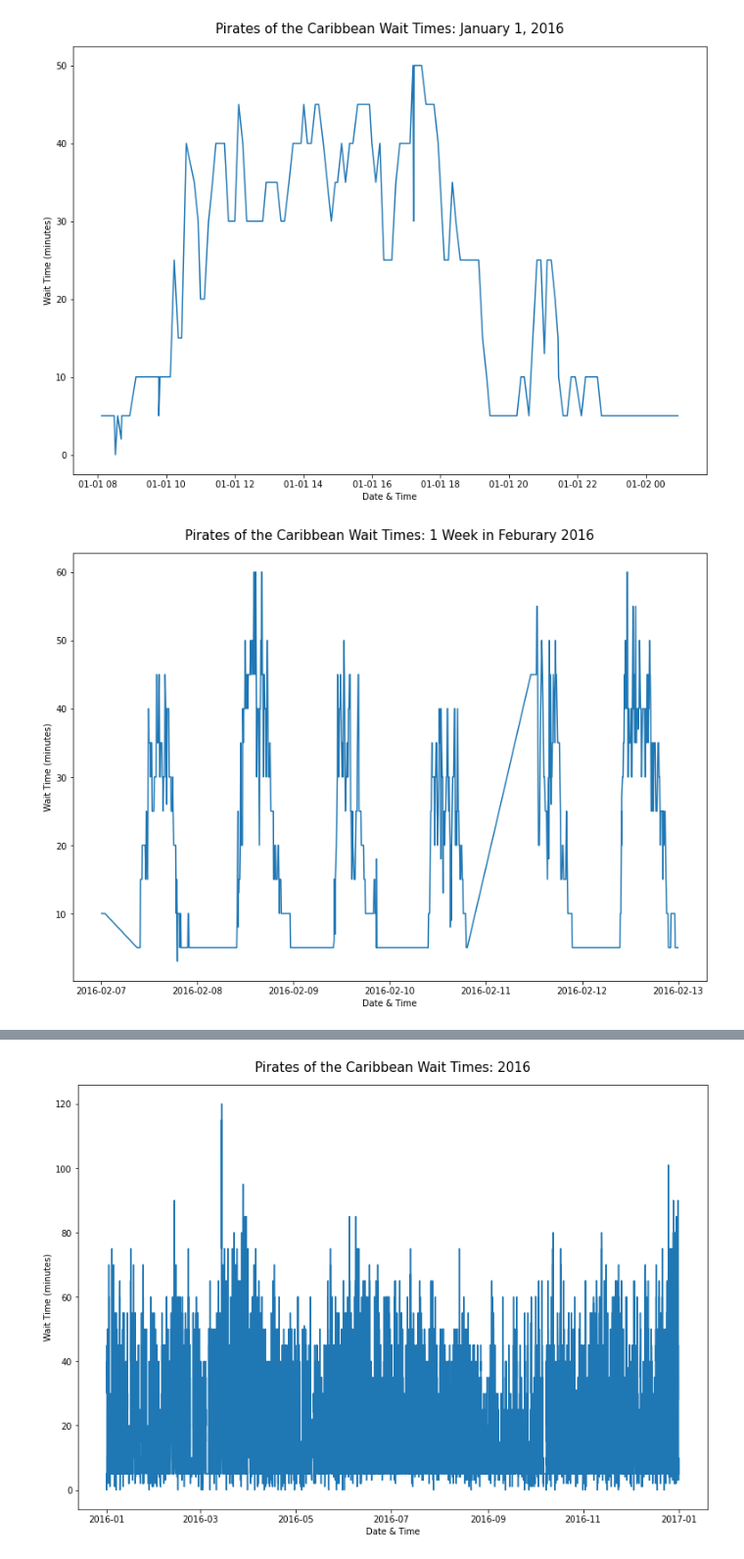
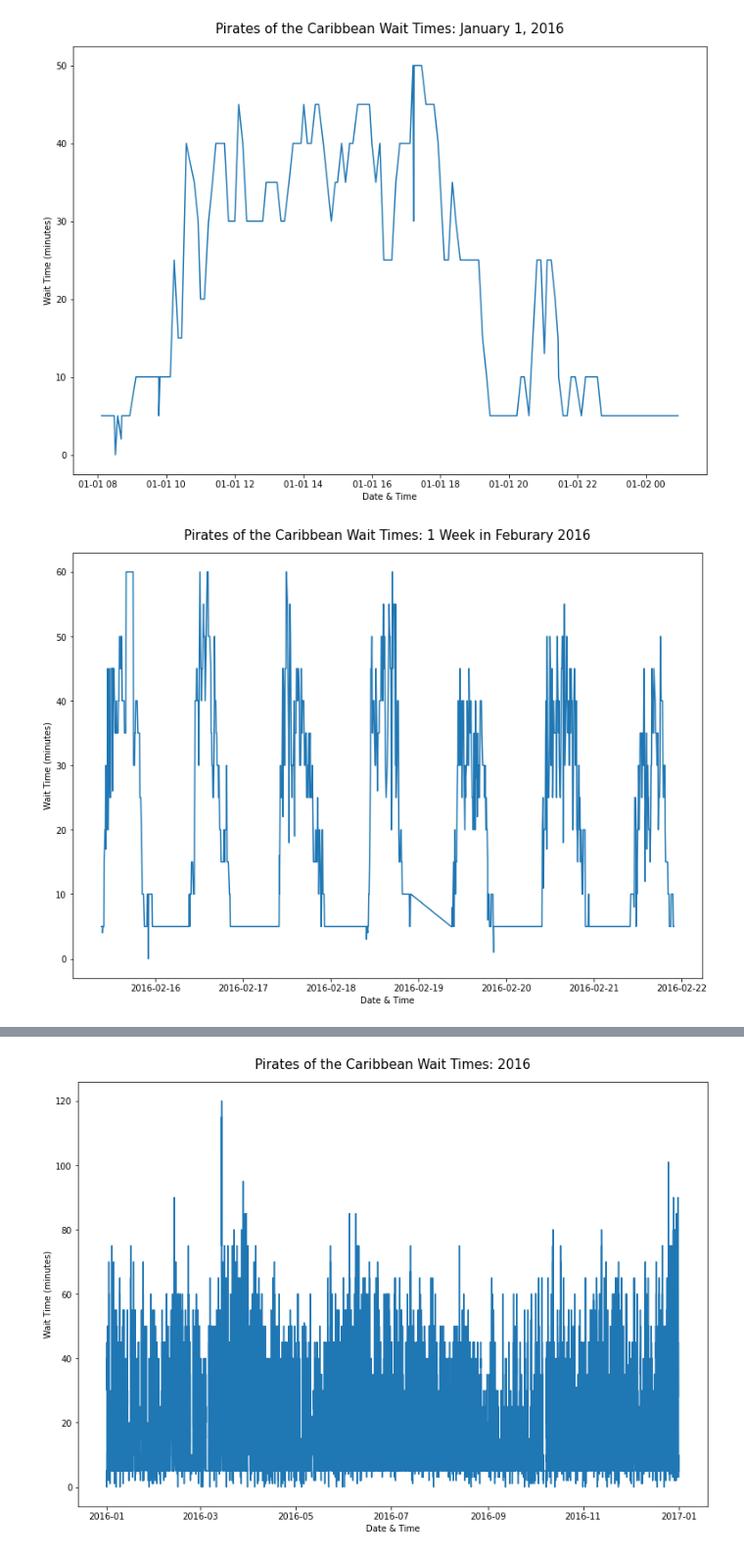
Before and after one commit to Torreylee1028/Disney-World-Wait-Times, a Jupyter notebook: Pirates_DataPrep_EDA.ipynb, the cells around one changed output, grey strips where cells are left out. Shown at 98% size. Cells and saved outputs as stored; diff of their text form; code cells hidden in the pictures.

```diff
--- a/Pirates_DataPrep_EDA.ipynb
+++ b/Pirates_DataPrep_EDA.ipynb
@@ -255,16 +259,16 @@ plt.show()
 [figure]
 # %%
 # one week in an off season
-feb_week = pirates.loc[(pirates['datetime'] >= '2016-02-07') & (pirates['datetime'] <= '2016-02-13')]
+feb_week = pirates.loc[(pirates['datetime'] >= '2016-02-15') & (pirates['datetime'] <= '2016-02-22')]
 
 fig, ax = plt.subplots(figsize = (13,9))
 
 ax.plot(feb_week['datetime'], feb_week['wait_time'])
 
 ax.set_title('Pirates of the Caribbean Wait Times: 1 Week in Feburary 2016', pad=15, fontsize = 15)
 ax.set_xlabel('Date & Time')
 ax.set_ylabel('Wait Time (minutes)')
 
 plt.show()
 # %% [output]
-[figure, old version]
+[figure, new version]
```
Also changed, not shown: parts of 60 cells of this notebook, 2 other files.
